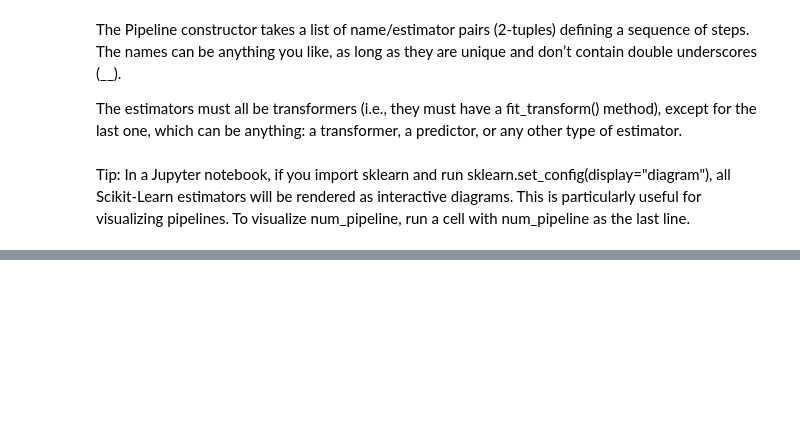
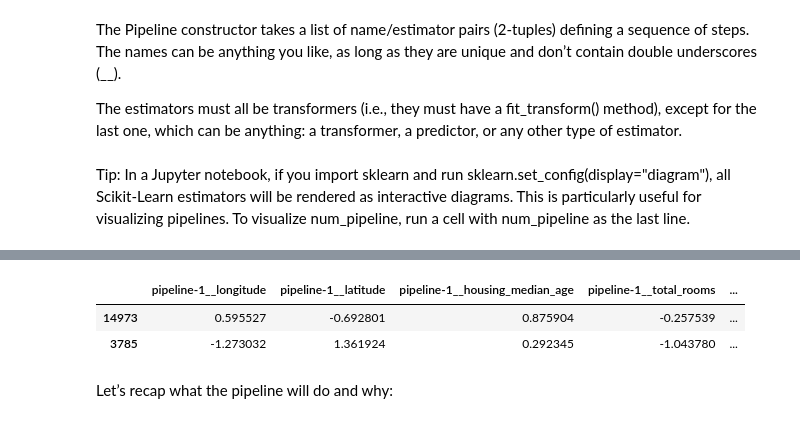
Before and after one commit to SocioPJ/HandsOn-ML, a Jupyter notebook: Chapter2_End-to-End_Machine_Learning_Project/California_House_Prices_Prediction/main.ipynb, the cells around one changed output, grey strips where cells are left out. Cells and saved outputs as stored; diff of their text form; code cells hidden in the pictures; blank space fills up the shorter version.

Commit message:
feat: :art: Pipeline done

```diff
--- a/Chapter2_End-to-End_Machine_Learning_Project/California_House_Prices_Prediction/main.ipynb
+++ b/Chapter2_End-to-End_Machine_Learning_Project/California_House_Prices_Prediction/main.ipynb
@@ -1192,0 +1201,3 @@
+# %%
+housing_num_prepared = num_pipeline.fit_transform(housing_num)
+housing_num_prepared[:2].round(2)
@@ -1192,0 +1219,15 @@
+# %%
+from sklearn.compose import ColumnTransformer
+
+num_attribs = ["longitude", "latitude", "housing_median_age", "total_rooms",
+               "total_bedrooms", "population", "households", "median_income"]
+cat_attribs = ["ocean_proximity"]
+
+cat_pipeline = make_pipeline(
+    SimpleImputer(strategy="most_frequent"),
+    OneHotEncoder(handle_unknown="ignore"))
+
+preprocessing = ColumnTransformer([
+    ("num", num_pipeline, num_attribs),
+    ("cat", cat_pipeline, cat_attribs),
+])
@@ -1192,0 +1236,7 @@
+# %%
+from sklearn.compose import make_column_selector, make_column_transformer
+
+preprocessing = make_column_transformer(
+    (num_pipeline, make_column_selector(dtype_include=np.number)),
+    (cat_pipeline, make_column_selector(dtype_include=object)),
+)
@@ -1192,0 +1245,2 @@
+# %%
+housing_prepared = preprocessing.fit_transform(housing)
@@ -1192,0 +1261,12 @@
+# %%
+housing_prepared_fr = pd.DataFrame(
+    housing_prepared,
+    columns=preprocessing.get_feature_names_out(),
+    index=housing.index)
+housing_prepared_fr.head(2)
+# %% [output]
+|  | pipeline-1__longitude | pipeline-1__latitude | pipeline-1__housing_median_age | pipeline-1__total_rooms | ... |
+| 14973 | 0.595527 | -0.692801 | 0.875904 | -0.257539 | ... |
+| 3785 | -1.273032 | 1.361924 | 0.292345 | -1.043780 | ... |
+# %% [markdown]
+Let’s recap what the pipeline will do and why:
```
Also changed, not shown: parts of 20 cells of this notebook.
